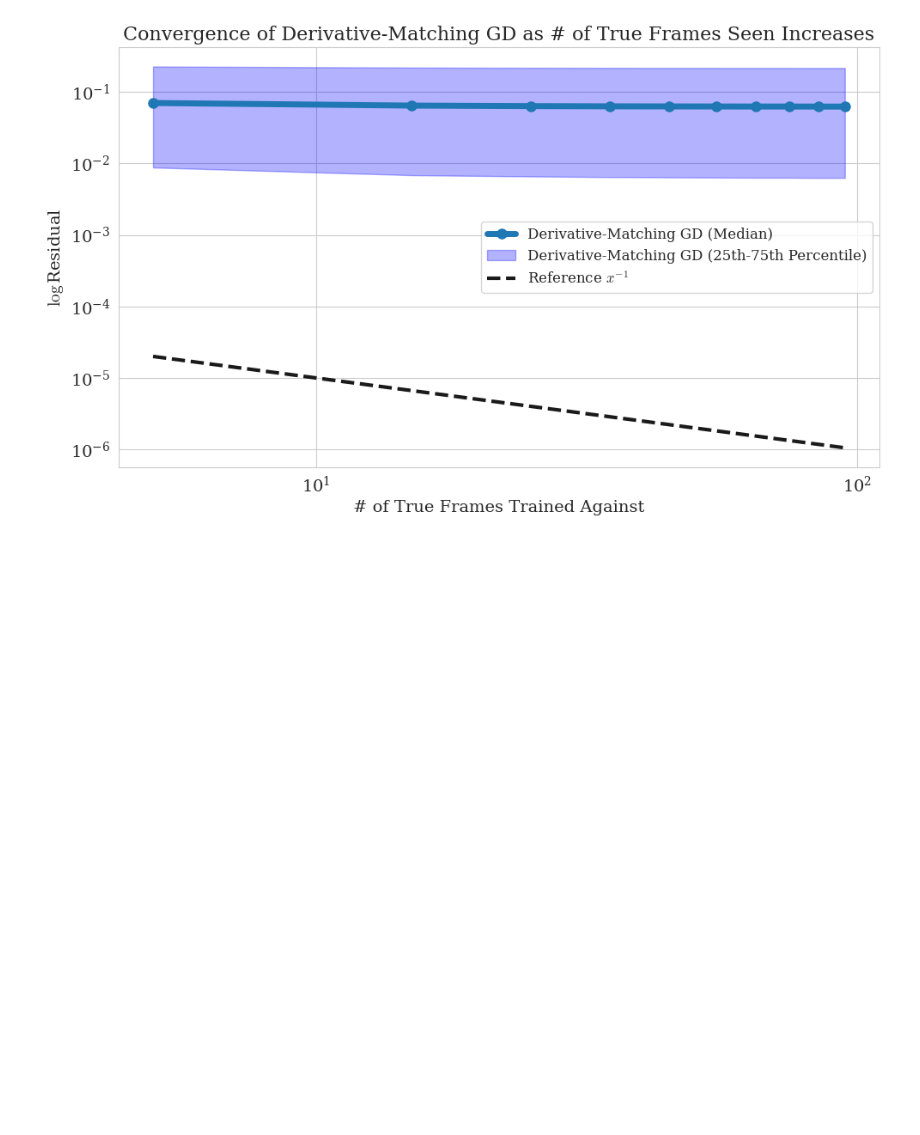
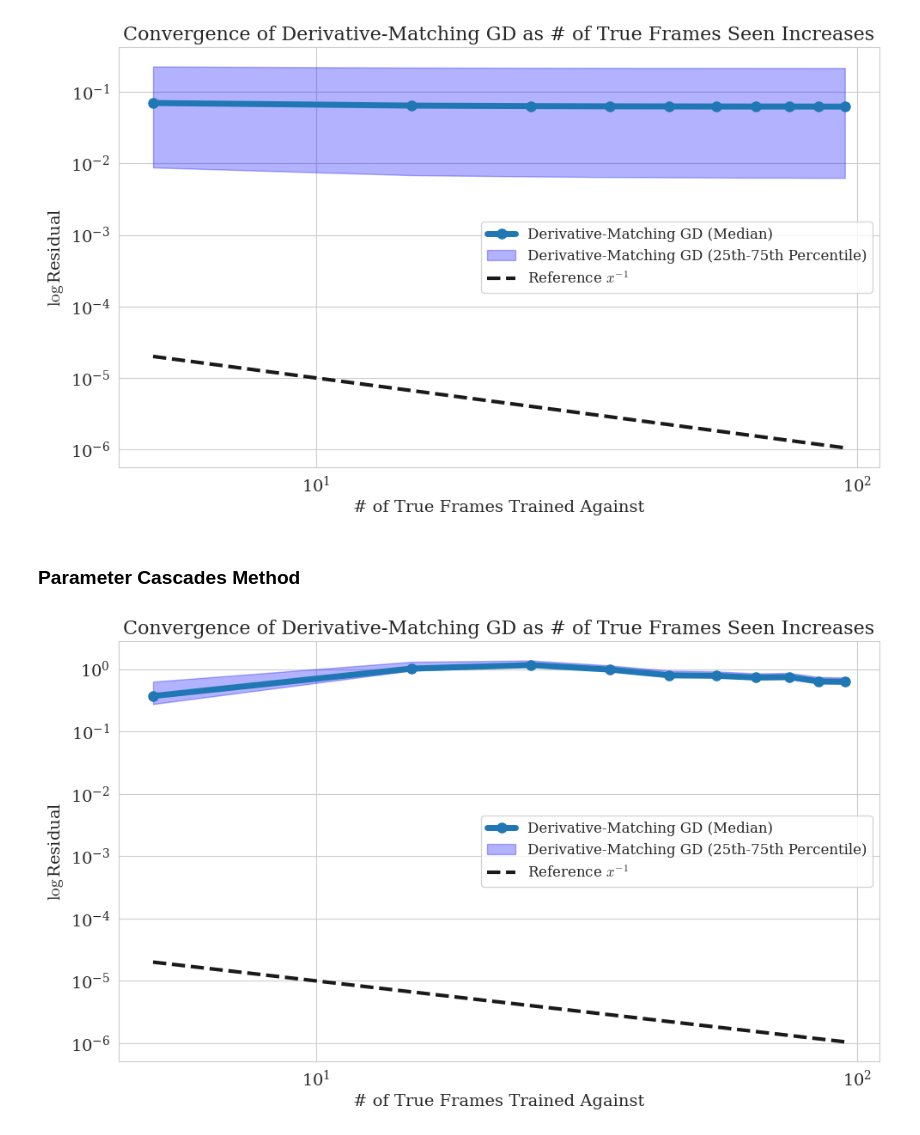
Before and after one commit to dkrawciw/PDE-Constrained-Optimization, a Jupyter notebook: notebooks/parameter_estimation.ipynb, the cells around one changed output. Cells and saved outputs as stored; diff of their text form; code cells hidden in the pictures; blank space fills up the shorter version.

Commit message:
Code to generate plots from population system

```diff
--- a/notebooks/parameter_estimation.ipynb
+++ b/notebooks/parameter_estimation.ipynb
@@ -91,3 +91,28 @@ plt.tight_layout()
 plt.show()
 # %% [output]
 [figure]
+# %% [markdown]
+### Parameter Cascades Method
+# %%
+with open(OUTPUT_DIR / "residual_cascade_parameter_estimation.pkl", "rb") as f:
+    data = pkl.load(f)
+
+num_frames_list = data["num_frames_list"]
+residual_samples = data["residual_samples"]
+
+percentiles = np.percentile(residual_samples, [25, 50, 75], axis=1)
+
+plt.figure(figsize=(10, 6))
+
+plt.loglog(x_frames, percentiles[1], marker="o", label="Derivative-Matching GD (Median)", linewidth=5, markersize=8)
+plt.fill_between(x_frames, percentiles[0], percentiles[2], alpha=0.3, label="Derivative-Matching GD (25th-75th Percentile)", color="blue")
+plt.loglog(x_frames, 1/(10000*x_frames), "k--", label=r"Reference $x^{-1}$", linewidth=3)
+plt.xlabel("# of True Frames Trained Against")
+plt.ylabel(r"$\log$Residual")
+plt.title("Convergence of Derivative-Matching GD as # of True Frames Seen Increases")
+plt.legend()
+plt.tight_layout()
+# plt.savefig(OUTPUT_DIR / "residual_derivative_matching.svg")
+plt.show()
+# %% [output]
+[figure, added]
```
Also changed, not shown: parts of 2 cells of this notebook.
